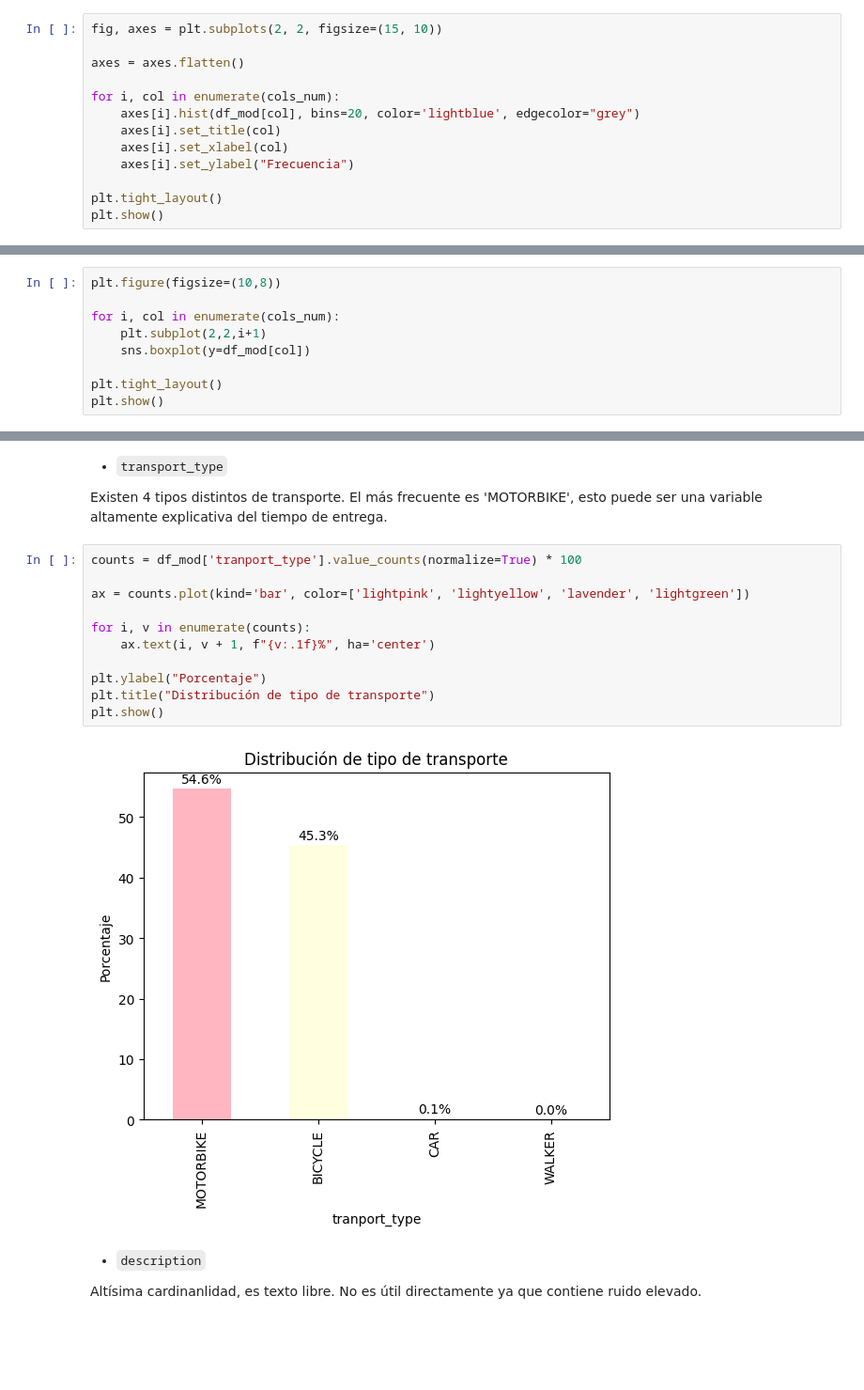
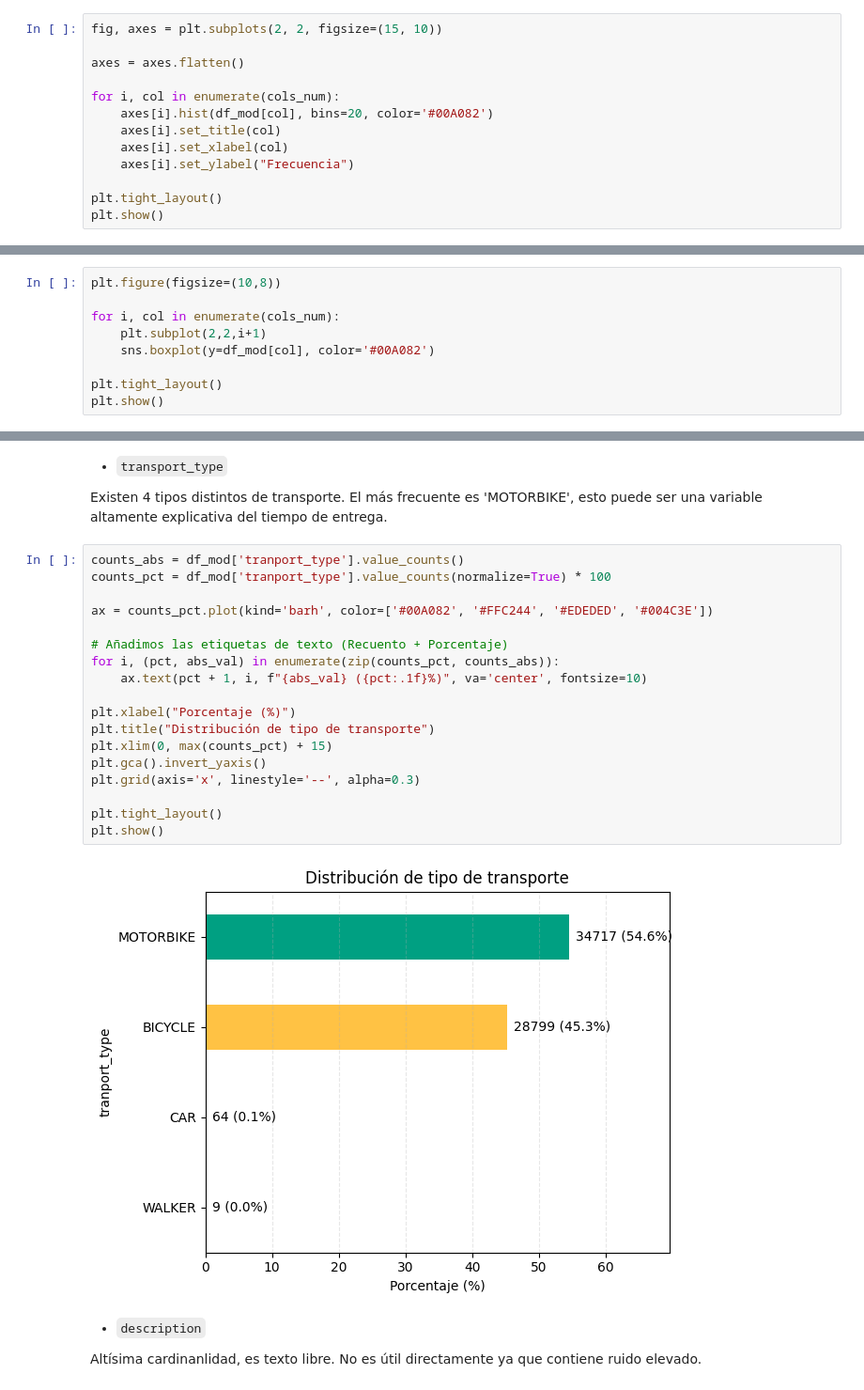
Before and after one commit to ManuelMG382/Reto_IA, a Jupyter notebook: EDA_Baseline.ipynb, the cells around one changed output, grey strips where cells are left out. Shown at 94% size. Drawn from its saved outputs; the diff is of its cells as text; blank space fills up the shorter version.

```diff
--- a/EDA_Baseline.ipynb
+++ b/EDA_Baseline.ipynb
@@ -216,7 +238,7 @@ fig, axes = plt.subplots(2, 2, figsize=(15, 10))
 axes = axes.flatten()
 
 for i, col in enumerate(cols_num):
-    axes[i].hist(df_mod[col], bins=20, color='lightblue', edgecolor="grey")
+    axes[i].hist(df_mod[col], bins=20, color='#00A082')
     axes[i].set_title(col)
     axes[i].set_xlabel(col)
     axes[i].set_ylabel("Frecuencia")
@@ -262,7 +284,7 @@ plt.figure(figsize=(10,8))
 
 for i, col in enumerate(cols_num):
     plt.subplot(2,2,i+1)
-    sns.boxplot(y=df_mod[col])
+    sns.boxplot(y=df_mod[col], color='#00A082')
 
 plt.tight_layout()
 plt.show()
@@ -316,18 +339,25 @@ plt.show()
 
 Existen 4 tipos distintos de transporte. El más frecuente es 'MOTORBIKE', esto puede ser una variable altamente explicativa del tiempo de entrega.
 # %%
-counts = df_mod['tranport_type'].value_counts(normalize=True) * 100
+counts_abs = df_mod['tranport_type'].value_counts()
+counts_pct = df_mod['tranport_type'].value_counts(normalize=True) * 100
 
-ax = counts.plot(kind='bar', color=['lightpink', 'lightyellow', 'lavender', 'lightgreen'])
+ax = counts_pct.plot(kind='barh', color=['#00A082', '#FFC244', '#EDEDED', '#004C3E'])
 
-for i, v in enumerate(counts):
-    ax.text(i, v + 1, f"{v:.1f}%", ha='center')
+# Añadimos las etiquetas de texto (Recuento + Porcentaje)
+for i, (pct, abs_val) in enumerate(zip(counts_pct, counts_abs)):
+    ax.text(pct + 1, i, f"{abs_val} ({pct:.1f}%)", va='center', fontsize=10)
 
-plt.ylabel("Porcentaje")
+plt.xlabel("Porcentaje (%)")
 plt.title("Distribución de tipo de transporte")
+plt.xlim(0, max(counts_pct) + 15)
+plt.gca().invert_yaxis()
+plt.grid(axis='x', linestyle='--', alpha=0.3)
+
+plt.tight_layout()
 plt.show()
 # %% [output]
-[figure, old version]
+[figure, new version]
 # %% [markdown]
 - `description`
 
```
Also changed, not shown: parts of 53 cells of this notebook.
